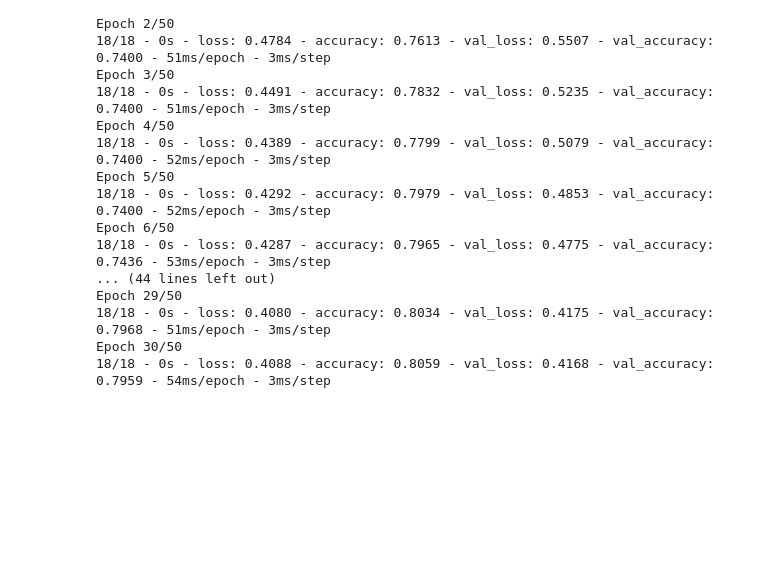
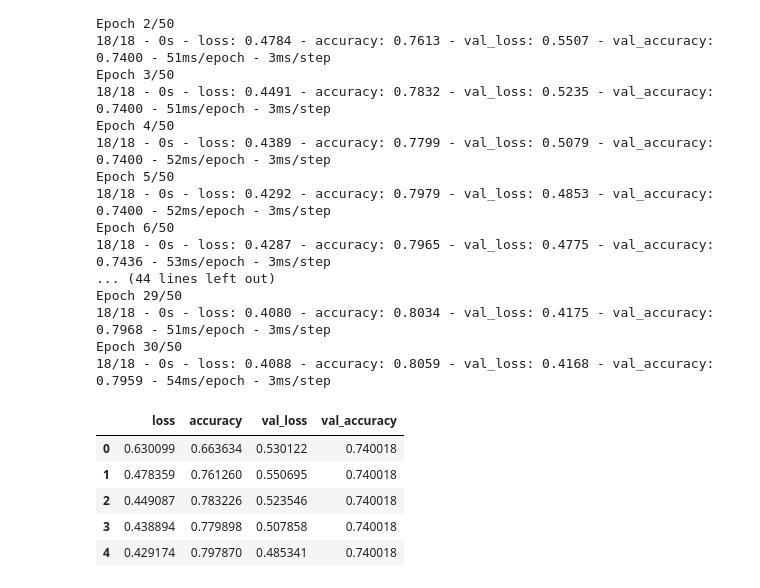
Before and after one commit to Venchislav/Neural-Networks, a Jupyter notebook: TelcoChurn.ipynb, the cells around one changed output. Cells and saved outputs as stored; diff of their text form; code cells hidden in the pictures; blank space fills up the shorter version.

```diff
--- a/TelcoChurn.ipynb
+++ b/TelcoChurn.ipynb
@@ -186,3 +186,13 @@ Epoch 29/50
 18/18 - 0s - loss: 0.4080 - accuracy: 0.8034 - val_loss: 0.4175 - val_accuracy: 0.7968 - 51ms/epoch - 3ms/step
 Epoch 30/50
 18/18 - 0s - loss: 0.4088 - accuracy: 0.8059 - val_loss: 0.4168 - val_accuracy: 0.7959 - 54ms/epoch - 3ms/step
+# %%
+h_df = pd.DataFrame(hist.history)
+h_df.head()
+# %% [output]
+|  | loss | accuracy | val_loss | val_accuracy |
+| 0 | 0.630099 | 0.663634 | 0.530122 | 0.740018 |
+| 1 | 0.478359 | 0.761260 | 0.550695 | 0.740018 |
+| 2 | 0.449087 | 0.783226 | 0.523546 | 0.740018 |
+| 3 | 0.438894 | 0.779898 | 0.507858 | 0.740018 |
+| 4 | 0.429174 | 0.797870 | 0.485341 | 0.740018 |
```
Also changed, not shown: parts of 12 cells of this notebook.
